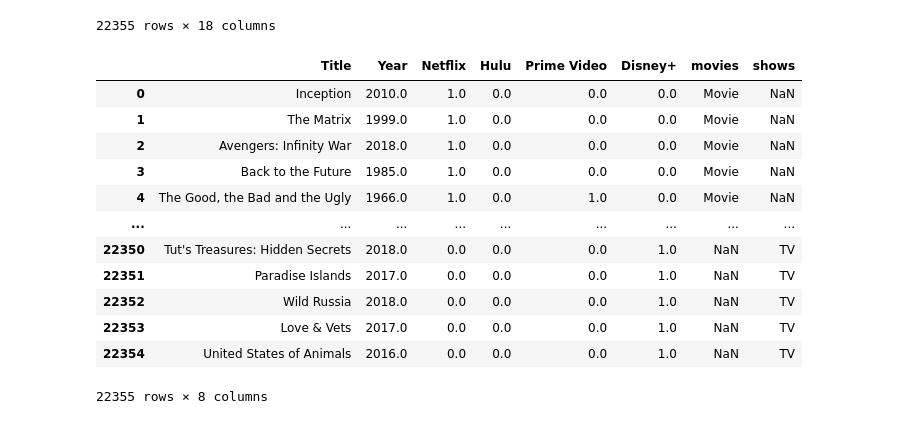
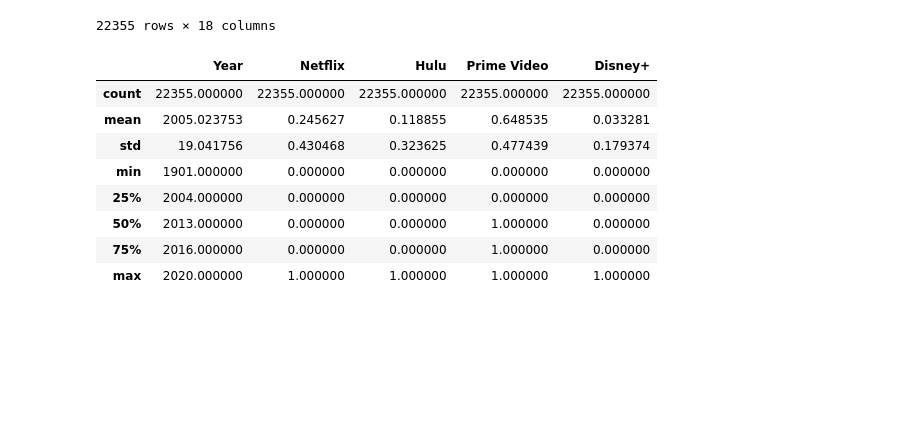
Before and after one commit to jtslater2/old_fashioned, a Jupyter notebook: Scripts/New Shows.ipynb, the cells around one changed output. Cells and saved outputs as stored; diff of their text form; code cells hidden in the pictures; blank space fills up the shorter version.

```diff
--- a/Scripts/New Shows.ipynb
+++ b/Scripts/New Shows.ipynb
@@ -39,20 +39,16 @@ df
 22355 rows × 18 columns
 # %%
 df = df[["Title", "Year", "Netflix", "Hulu", "Prime Video", "Disney+", "movies", "shows"]]
-df
+df.describe()
 # %% [output]
-|  | Title | Year | Netflix | Hulu | Prime Video | Disney+ | movies | shows |
-| 0 | Inception | 2010.0 | 1.0 | 0.0 | 0.0 | 0.0 | Movie | NaN |
-| 1 | The Matrix | 1999.0 | 1.0 | 0.0 | 0.0 | 0.0 | Movie | NaN |
-| 2 | Avengers: Infinity War | 2018.0 | 1.0 | 0.0 | 0.0 | 0.0 | Movie | NaN |
-| 3 | Back to the Future | 1985.0 | 1.0 | 0.0 | 0.0 | 0.0 | Movie | NaN |
-| 4 | The Good, the Bad and the Ugly | 1966.0 | 1.0 | 0.0 | 1.0 | 0.0 | Movie | NaN |
-| ... | ... | ... | ... | ... | ... | ... | ... | ... |
-| 22350 | Tut's Treasures: Hidden Secrets | 2018.0 | 0.0 | 0.0 | 0.0 | 1.0 | NaN | TV |
-| 22351 | Paradise Islands | 2017.0 | 0.0 | 0.0 | 0.0 | 1.0 | NaN | TV |
-| 22352 | Wild Russia | 2018.0 | 0.0 | 0.0 | 0.0 | 1.0 | NaN | TV |
-| 22353 | Love & Vets | 2017.0 | 0.0 | 0.0 | 0.0 | 1.0 | NaN | TV |
-| 22354 | United States of Animals | 2016.0 | 0.0 | 0.0 | 0.0 | 1.0 | NaN | TV |
+|  | Year | Netflix | Hulu | Prime Video | Disney+ |
+| count | 22355.000000 | 22355.000000 | 22355.000000 | 22355.000000 | 22355.000000 |
+| mean | 2005.023753 | 0.245627 | 0.118855 | 0.648535 | 0.033281 |
+| std | 19.041756 | 0.430468 | 0.323625 | 0.477439 | 0.179374 |
+| min | 1901.000000 | 0.000000 | 0.000000 | 0.000000 | 0.000000 |
+| 25% | 2004.000000 | 0.000000 | 0.000000 | 0.000000 | 0.000000 |
+| 50% | 2013.000000 | 0.000000 | 0.000000 | 1.000000 | 0.000000 |
+| 75% | 2016.000000 | 0.000000 | 0.000000 | 1.000000 | 0.000000 |
+| max | 2020.000000 | 1.000000 | 1.000000 | 1.000000 | 1.000000 |
-22355 rows × 8 columns
 # %%
 #Look at new shows 2018-2020 only
```
Also changed, not shown: parts of 7 cells of this notebook.
